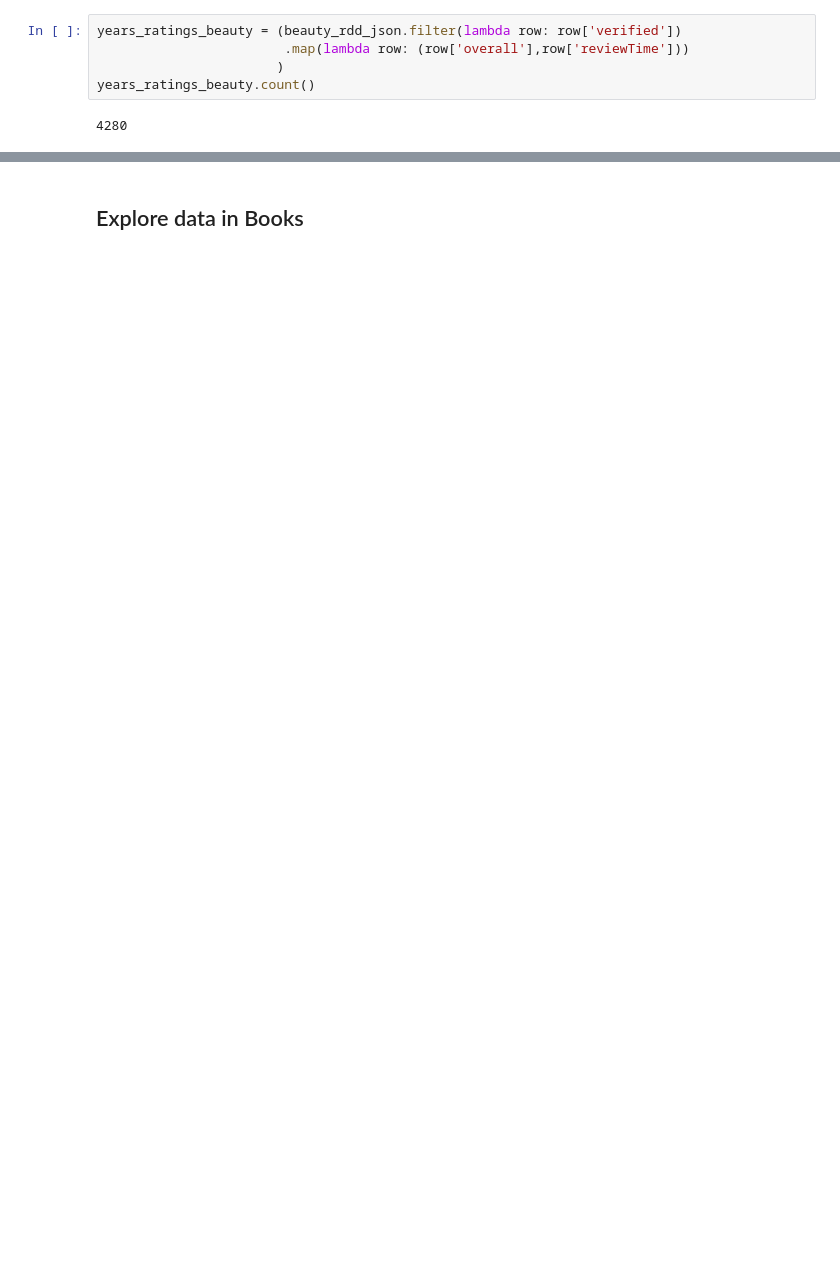
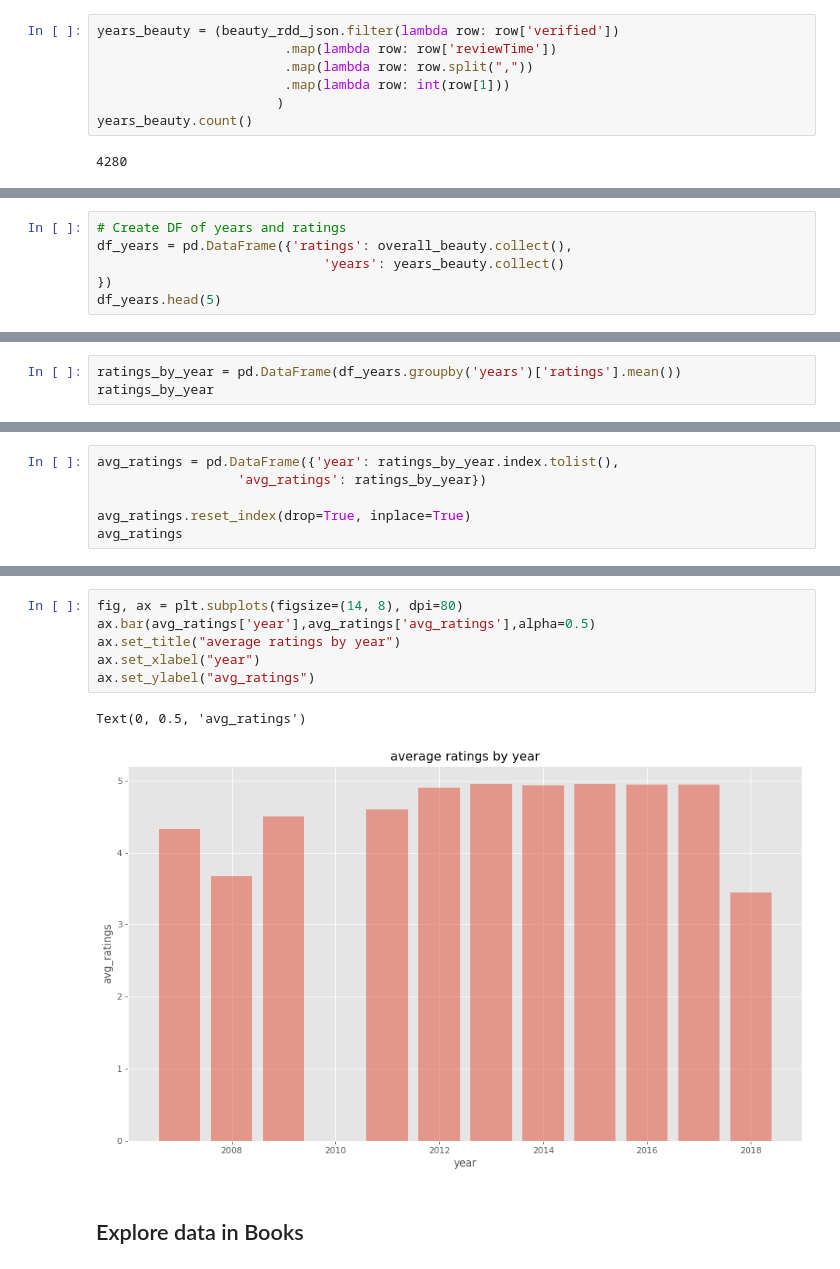
Before and after one commit to Nicole-LijuanChen/Patterns-in-Amazon-customer-ratings, a Jupyter notebook: data-cleaning.ipynb, the cells around one changed output, grey strips where cells are left out. Saved outputs shown, nothing was run; the diff lists cells and outputs as text; blank space fills up the shorter version.

Commit message:
add Average ratings in different years in Beauty and visualize it

```diff
--- a/data-cleaning.ipynb
+++ b/data-cleaning.ipynb
@@ -149,10 +149,12 @@ ax.pie(sizes,
 # %% [markdown]
 ## Average ratings in different years IN Beauty
 # %%
-years_ratings_beauty = (beauty_rdd_json.filter(lambda row: row['verified'])
-                        .map(lambda row: (row['overall'],row['reviewTime']))
+years_beauty = (beauty_rdd_json.filter(lambda row: row['verified'])
+                        .map(lambda row: row['reviewTime'])
+                        .map(lambda row: row.split(","))
+                        .map(lambda row: int(row[1]))
                        )
-years_ratings_beauty.count()
+years_beauty.count()
 # %% [output]
 4280
 # %%
@@ -170,0 +179,6 @@ years_ratings_beauty.take(10)
+# %%
+# Create DF of years and ratings
+df_years = pd.DataFrame({'ratings': overall_beauty.collect(),
+                             'years': years_beauty.collect()
+})
+df_years.head(5)
@@ -170,0 +192,3 @@ years_ratings_beauty.take(10)
+# %%
+ratings_by_year = pd.DataFrame(df_years.groupby('years')['ratings'].mean())
+ratings_by_year
@@ -170,0 +217,6 @@ years_ratings_beauty.take(10)
+# %%
+avg_ratings = pd.DataFrame({'year': ratings_by_year.index.tolist(),
+                  'avg_ratings': ratings_by_year})
+
+avg_ratings.reset_index(drop=True, inplace=True)
+avg_ratings
@@ -171,2 +236,11 @@ years_ratings_beauty.take(10)
+# %%
+fig, ax = plt.subplots(figsize=(14, 8), dpi=80)
+ax.bar(avg_ratings['year'],avg_ratings['avg_ratings'],alpha=0.5)
+ax.set_title("average ratings by year")
+ax.set_xlabel("year")
+ax.set_ylabel("avg_ratings")
+# %% [output]
+Text(0, 0.5, 'avg_ratings')
+[figure, added]
 # %% [markdown]
 ## Explore data in Books
```
Also changed, not shown: parts of 19 cells of this notebook.
